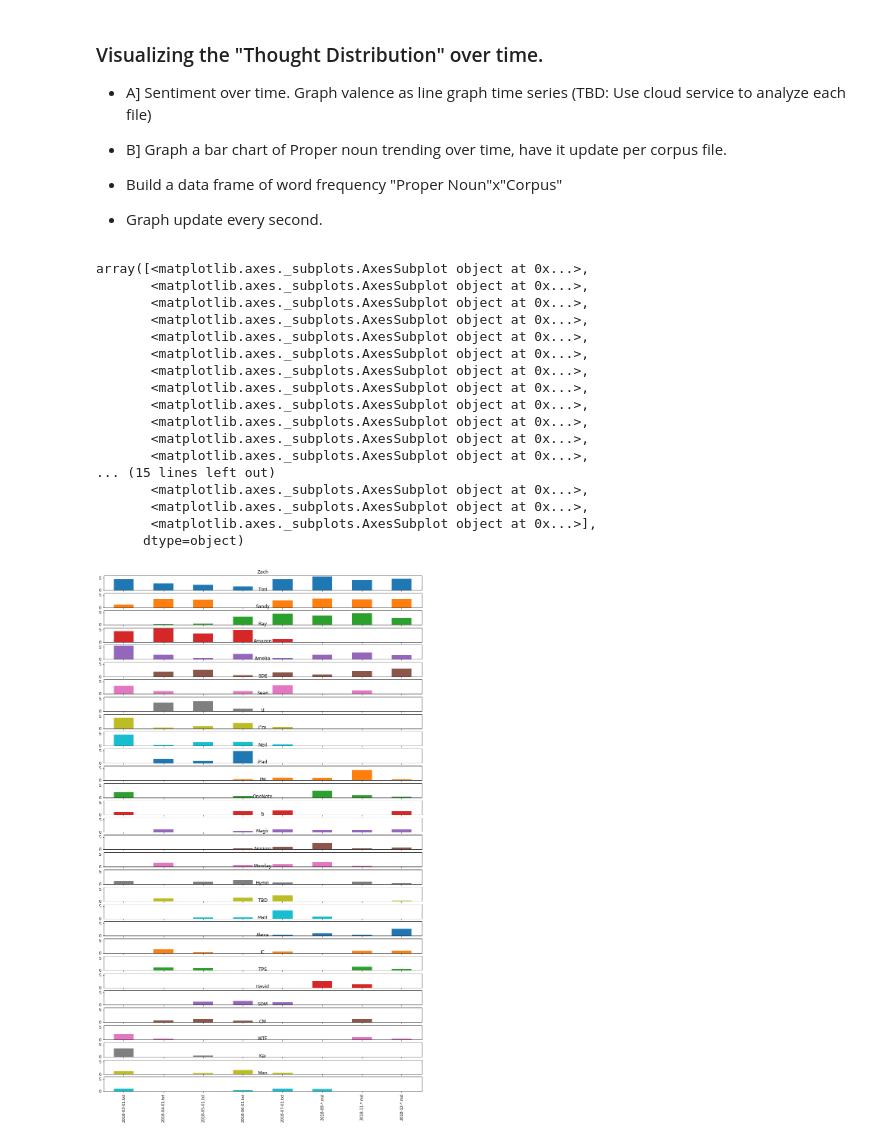
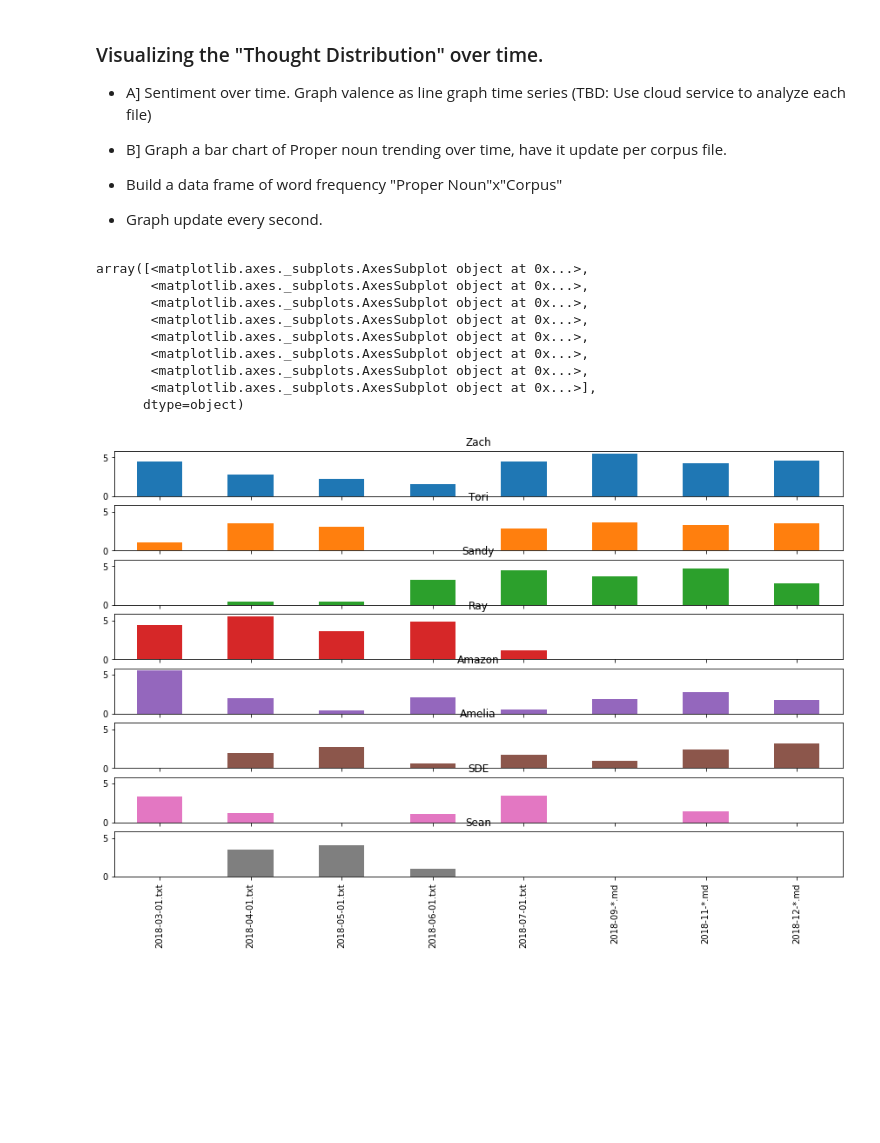
Before and after one commit to idvorkin/jupyter, a Jupyter notebook: PlayNLP.ipynb, the cells around one changed output. Cells and saved outputs as stored; diff of their text form; code cells hidden in the pictures; blank space fills up the shorter version.

```diff
--- a/PlayNLP.ipynb
+++ b/PlayNLP.ipynb
@@ -229,7 +231,7 @@ matplotlib.rc("figure", figsize=(2 * height_in_inches, height_in_inches))
 # %% [markdown]
 ### Load simple corpus for my journal
 # %%
-corpus = LoadCorpus(corpus_paths_months_2019[0])
+corpus = LoadCorpus(corpus_path_months[2019][0])
 print(f"initial words {len(corpus.initial_words)} remaining words {len(corpus.words)}")
 # %% [output]
 initial words 17339 remaining words 8535
@@ -418,44 +421,38 @@ pdfs = [
     MakePDF(GetInterestingForCorpusPath(p, "PROPN"), PathToFriendlyTitle(p))
     for p in corpus_paths
 ]
 
 # TODO: Why can't we use the join - gives an error.
 # wordByTimespan = pd.DataFrame().join(pdfs, how="outer", sort=False)
 wordByTimespan = pd.DataFrame()
 for pdf in pdfs:
     wordByTimespan = wordByTimespan.join(pdf, how="outer")
 
 # Sort by sum(word frequency) over all corpus
 # I  suspect it'd be interesting to sort by TF*IDF because it'll make words that are present
 # only in a few months get a boost.
 wordByTimespan["word_frequency"] = wordByTimespan.sum(skipna=True, axis="columns")
 wordByTimespan = wordByTimespan.sort_values("word_frequency", ascending=False)
 
 # Remove total column
 wordByTimespan = wordByTimespan.iloc[:, :-1]
 
-#wordByTimespan.iloc[:50, :].plot( kind="bar", subplots=False, legend=False, figsize=(15, 14), sharey=True )
-wordByTimespan.iloc[:30, :].T.plot( kind="bar", subplots=True, legend=False, figsize=(15, 25), sharey=True )
+# wordByTimespan.iloc[:50, :].plot( kind="bar", subplots=False, legend=False, figsize=(15, 14), sharey=True )
+wordByTimespan.iloc[:8, :].T.plot(
+    kind="bar", subplots=True, legend=False, figsize=(15, 9), sharey=True
+)
 # wordByTimespan.iloc[:13, :].T.plot( kind="bar", subplots=False, legend=True, figsize=(15, 14), sharey=True )
 # %% [output]
 array([<matplotlib.axes._subplots.AxesSubplot object at 0x...>,
        <matplotlib.axes._subplots.AxesSubplot object at 0x...>,
        <matplotlib.axes._subplots.AxesSubplot object at 0x...>,
        <matplotlib.axes._subplots.AxesSubplot object at 0x...>,
        <matplotlib.axes._subplots.AxesSubplot object at 0x...>,
        <matplotlib.axes._subplots.AxesSubplot object at 0x...>,
        <matplotlib.axes._subplots.AxesSubplot object at 0x...>,
-       <matplotlib.axes._subplots.AxesSubplot object at 0x...>,
-       <matplotlib.axes._subplots.AxesSubplot object at 0x...>,
-       <matplotlib.axes._subplots.AxesSubplot object at 0x...>,
-       <matplotlib.axes._subplots.AxesSubplot object at 0x...>,
-       <matplotlib.axes._subplots.AxesSubplot object at 0x...>,
-... (15 lines left out)
-       <matplotlib.axes._subplots.AxesSubplot object at 0x...>,
-       <matplotlib.axes._subplots.AxesSubplot object at 0x...>,
        <matplotlib.axes._subplots.AxesSubplot object at 0x...>],
       dtype=object)
-[figure, old version]
+[figure, new version]
 # %%
 demo = """
 corpus_path = "~/gits/igor2/750words/2019-06-*md"
```
Also changed, not shown: parts of 9 cells of this notebook, 2 other files.
